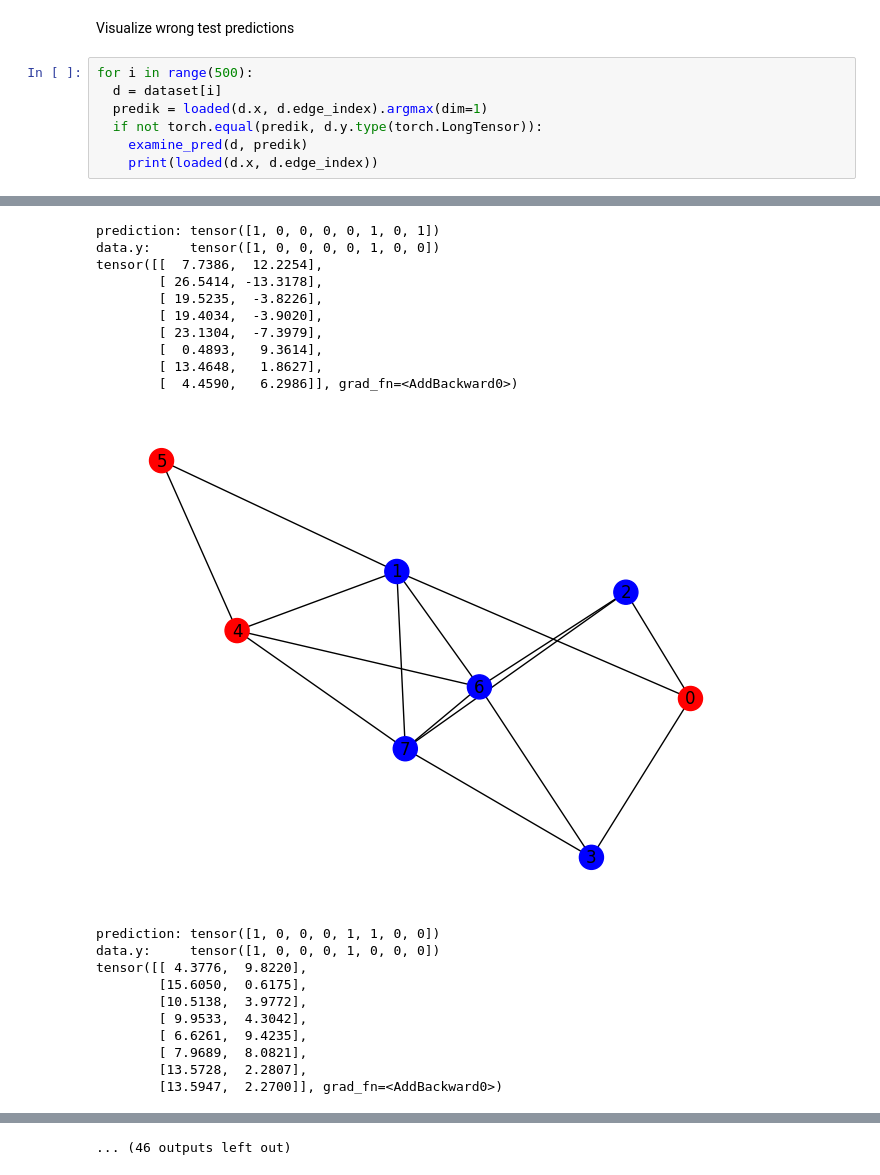
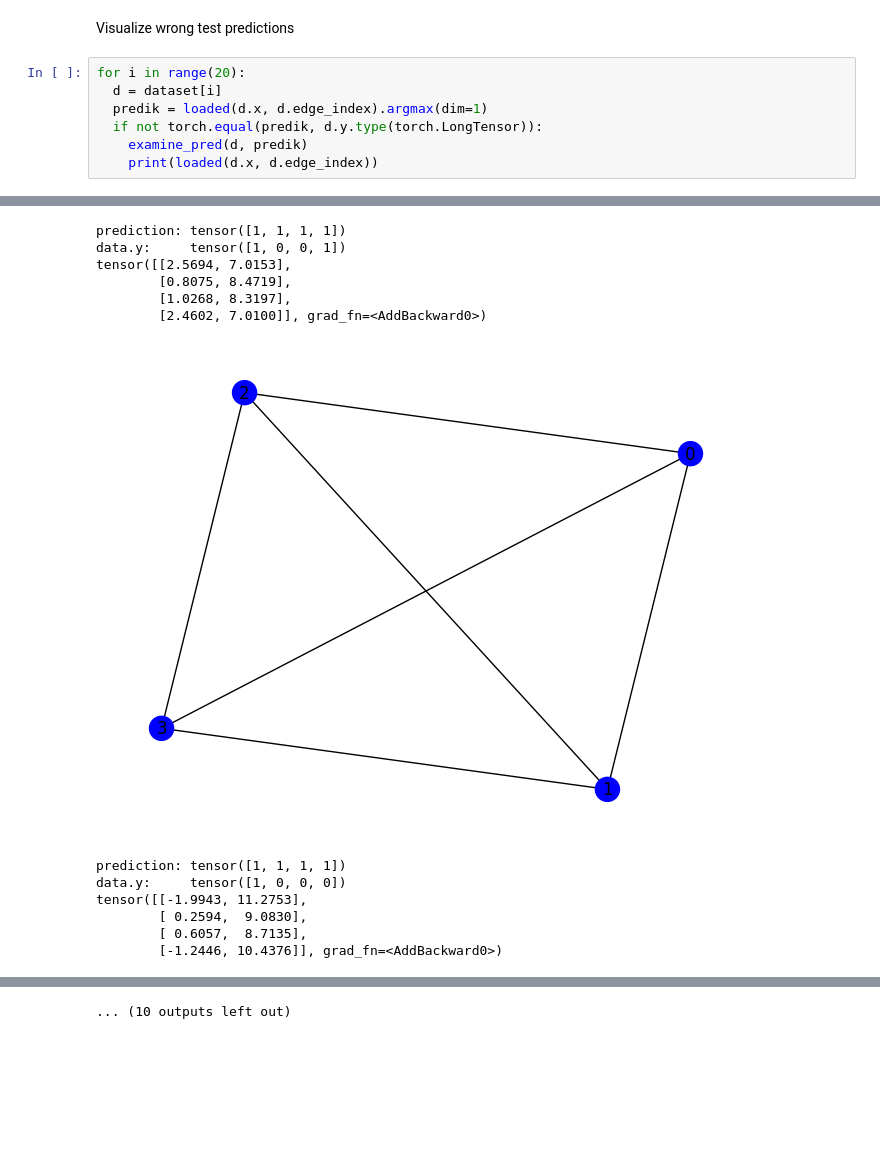
Before and after one commit to mkozlik/MIDS-GNN, a Jupyter notebook: MIDS_GNN.ipynb, the cells around one changed output, grey strips where cells are left out. Saved outputs shown, nothing was run; the diff lists cells and outputs as text; blank space fills up the shorter version.

```diff
--- a/MIDS_GNN.ipynb
+++ b/MIDS_GNN.ipynb
@@ -698,7 +700,7 @@ test(loader)
 # %% [markdown]
 Visualize wrong test predictions
 # %%
-for i in range(500):
+for i in range(20):
   d = dataset[i]
   predik = loaded(d.x, d.edge_index).argmax(dim=1)
   if not torch.equal(predik, d.y.type(torch.LongTensor)):
@@ -742,21 +731,13 @@ tensor([[7.7050, 5.4920],
-prediction: tensor([1, 0, 0, 0, 0, 1, 0, 1])
-data.y:     tensor([1, 0, 0, 0, 0, 1, 0, 0])
-tensor([[  7.7386,  12.2254],
-        [ 26.5414, -13.3178],
-        [ 19.5235,  -3.8226],
-        [ 19.4034,  -3.9020],
-        [ 23.1304,  -7.3979],
-        [  0.4893,   9.3614],
-        [ 13.4648,   1.8627],
-        [  4.4590,   6.2986]], grad_fn=<AddBackward0>)
+prediction: tensor([1, 1, 1, 1])
+data.y:     tensor([1, 0, 0, 1])
+tensor([[2.5694, 7.0153],
+        [0.8075, 8.4719],
+        [1.0268, 8.3197],
+        [2.4602, 7.0100]], grad_fn=<AddBackward0>)
-[figure, old version]
+[figure, new version]
-prediction: tensor([1, 0, 0, 0, 1, 1, 0, 0])
-data.y:     tensor([1, 0, 0, 0, 1, 0, 0, 0])
-tensor([[ 4.3776,  9.8220],
-        [15.6050,  0.6175],
-        [10.5138,  3.9772],
-        [ 9.9533,  4.3042],
-        [ 6.6261,  9.4235],
-        [ 7.9689,  8.0821],
-        [13.5728,  2.2807],
-        [13.5947,  2.2700]], grad_fn=<AddBackward0>)
+prediction: tensor([1, 1, 1, 1])
+data.y:     tensor([1, 0, 0, 0])
+tensor([[-1.9943, 11.2753],
+        [ 0.2594,  9.0830],
+        [ 0.6057,  8.7135],
+        [-1.2446, 10.4376]], grad_fn=<AddBackward0>)
@@ -774 +752 @@ tensor([[16.2010, -0.1064],
-... (46 outputs left out)
+... (10 outputs left out)
```
Also changed, not shown: parts of 4 cells of this notebook.
